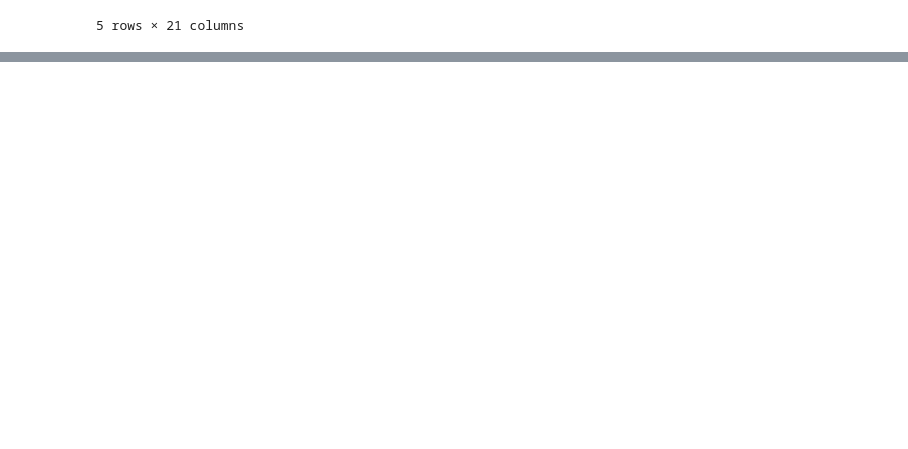
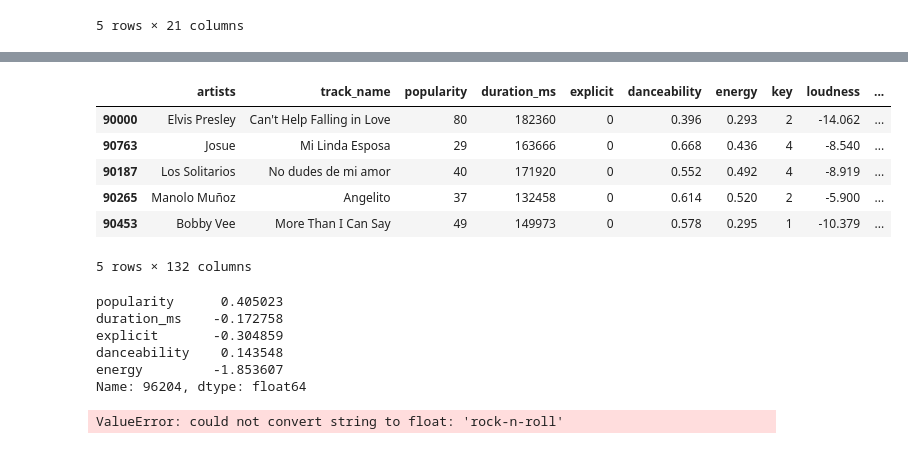
Before and after one commit to COGS118A/Group025-Wi23, a Jupyter notebook: dataset_cleaned.ipynb, the cells around one changed output, grey strips where cells are left out. Drawn from its saved outputs; the diff is of its cells as text; code cells hidden in the pictures; blank space fills up the shorter version.

```diff
--- a/dataset_cleaned.ipynb
+++ b/dataset_cleaned.ipynb
@@ -84,0 +125,31 @@ songlist
+# %%
+model.fit(predf)
+distances, indices = model.kneighbors([example_user])
+# %%
+recommendations = indices[0]
+random.shuffle(recommendations)
+recommended_songs = df.iloc[indices[0], :]
+recommended_songs.head()
+# %% [output]
+|  | artists | track_name | popularity | duration_ms | explicit | danceability | energy | key | loudness | ... |
+| 90000 | Elvis Presley | Can't Help Falling in Love | 80 | 182360 | 0 | 0.396 | 0.293 | 2 | -14.062 | ... |
+| 90763 | Josue | Mi Linda Esposa | 29 | 163666 | 0 | 0.668 | 0.436 | 4 | -8.540 | ... |
+| 90187 | Los Solitarios | No dudes de mi amor | 40 | 171920 | 0 | 0.552 | 0.492 | 4 | -8.919 | ... |
+| 90265 | Manolo Muñoz | Angelito | 37 | 132458 | 0 | 0.614 | 0.520 | 2 | -5.900 | ... |
+| 90453 | Bobby Vee | More Than I Can Say | 49 | 149973 | 0 | 0.578 | 0.295 | 1 | -10.379 | ... |
+5 rows × 132 columns
+# %%
+#Calculate similarity to original
+#sim = np.array(example_user)
+example_user.head()
+# %% [output]
+popularity      0.405023
+duration_ms    -0.172758
+explicit       -0.304859
+danceability    0.143548
+energy         -1.853607
+Name: 96204, dtype: float64
+# %%
+print(cosine_similarity(sim.reshape(-1,1), recommended_songs.iloc[:,2:]))
+# %% [output]
+ValueError: could not convert string to float: 'rock-n-roll'
```
Also changed, not shown: parts of 11 cells of this notebook.
